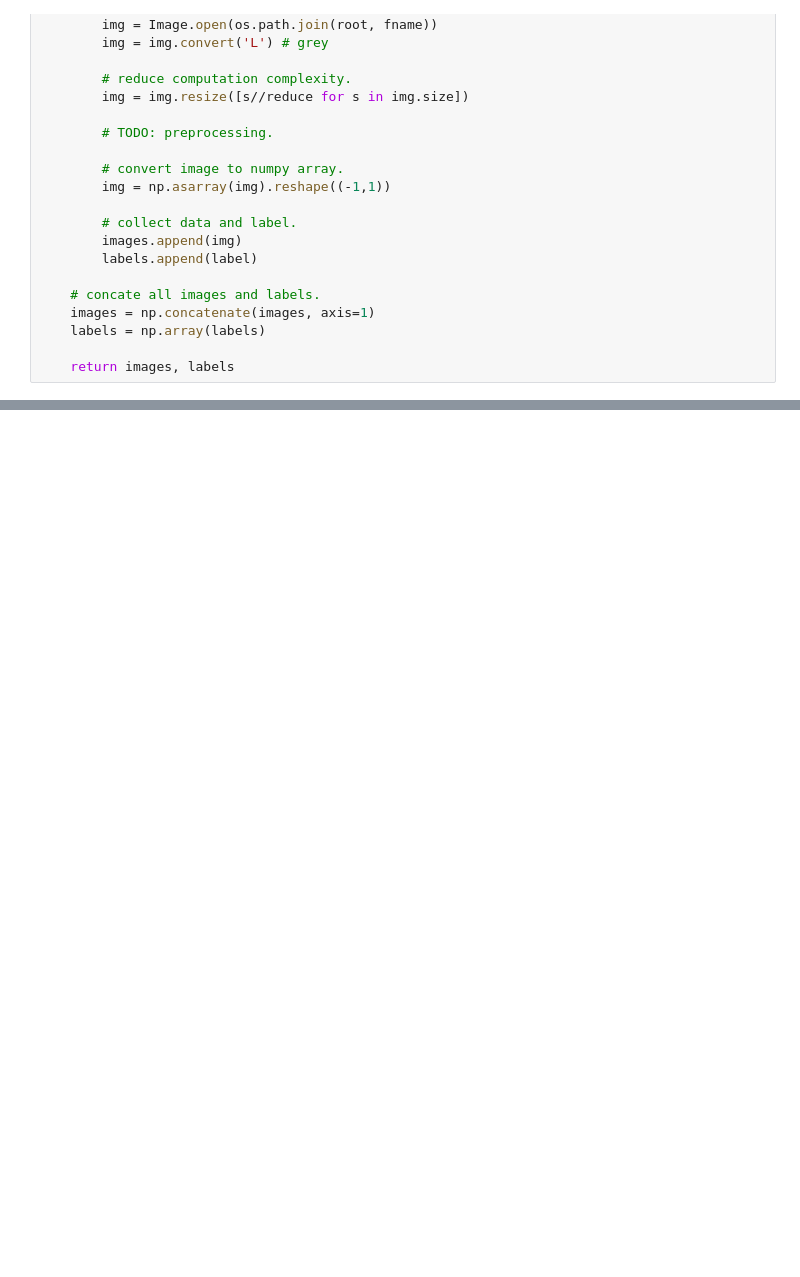
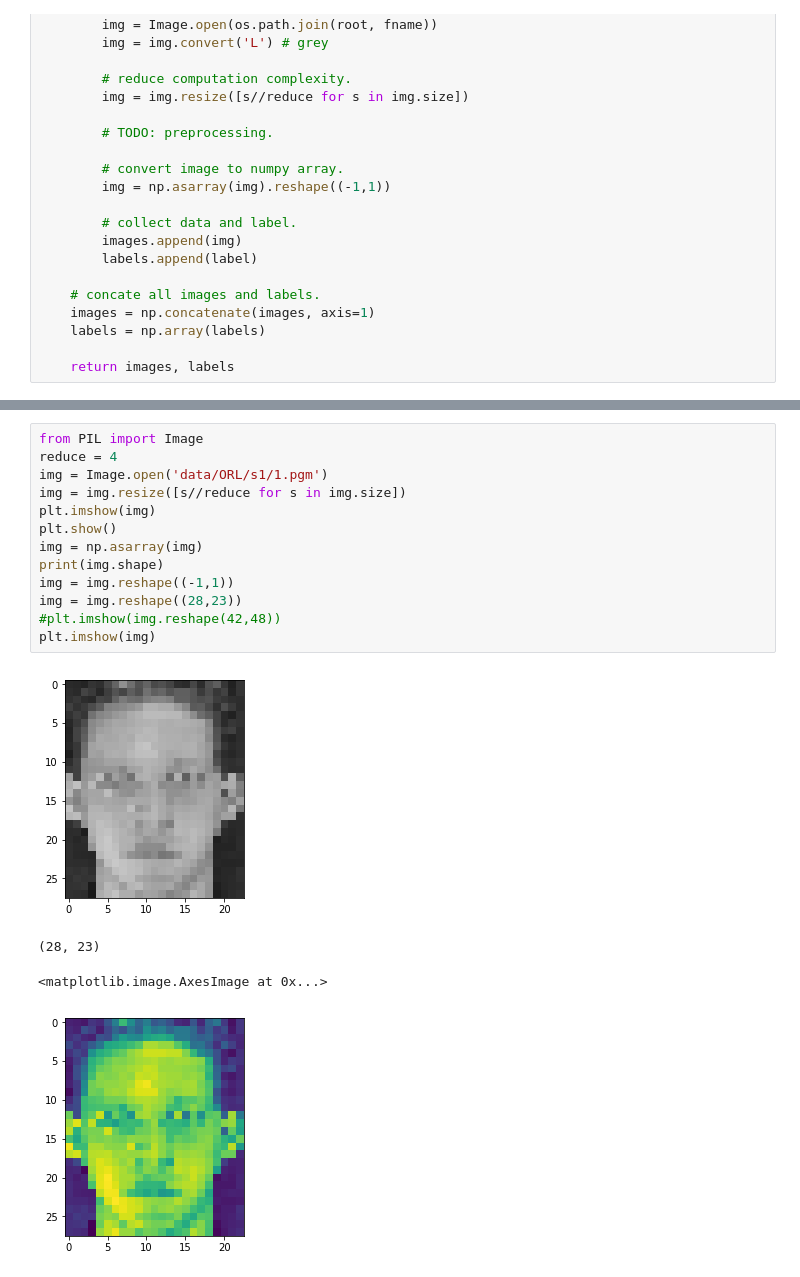
Before and after one commit to Zoey1208/Ice-Cream, a Jupyter notebook: proto.ipynb, the cells around one changed output, grey strips where cells are left out. Cells and saved outputs as stored; diff of their text form; blank space fills up the shorter version.

```diff
--- a/proto.ipynb
+++ b/proto.ipynb
@@ -96,0 +131,18 @@ img_size
+# %%
+from PIL import Image
+reduce = 4
+img = Image.open('data/ORL/s1/1.pgm')
+img = img.resize([s//reduce for s in img.size])
+plt.imshow(img)
+plt.show()
+img = np.asarray(img)
+print(img.shape)
+img = img.reshape((-1,1))
+img = img.reshape((28,23))
+#plt.imshow(img.reshape(42,48))
+plt.imshow(img)
+# %% [output]
+[figure, added]
+(28, 23)
+<matplotlib.image.AxesImage at 0x...>
+[figure, added]
```
Also changed, not shown: parts of 30 cells of this notebook, 1 other file.
